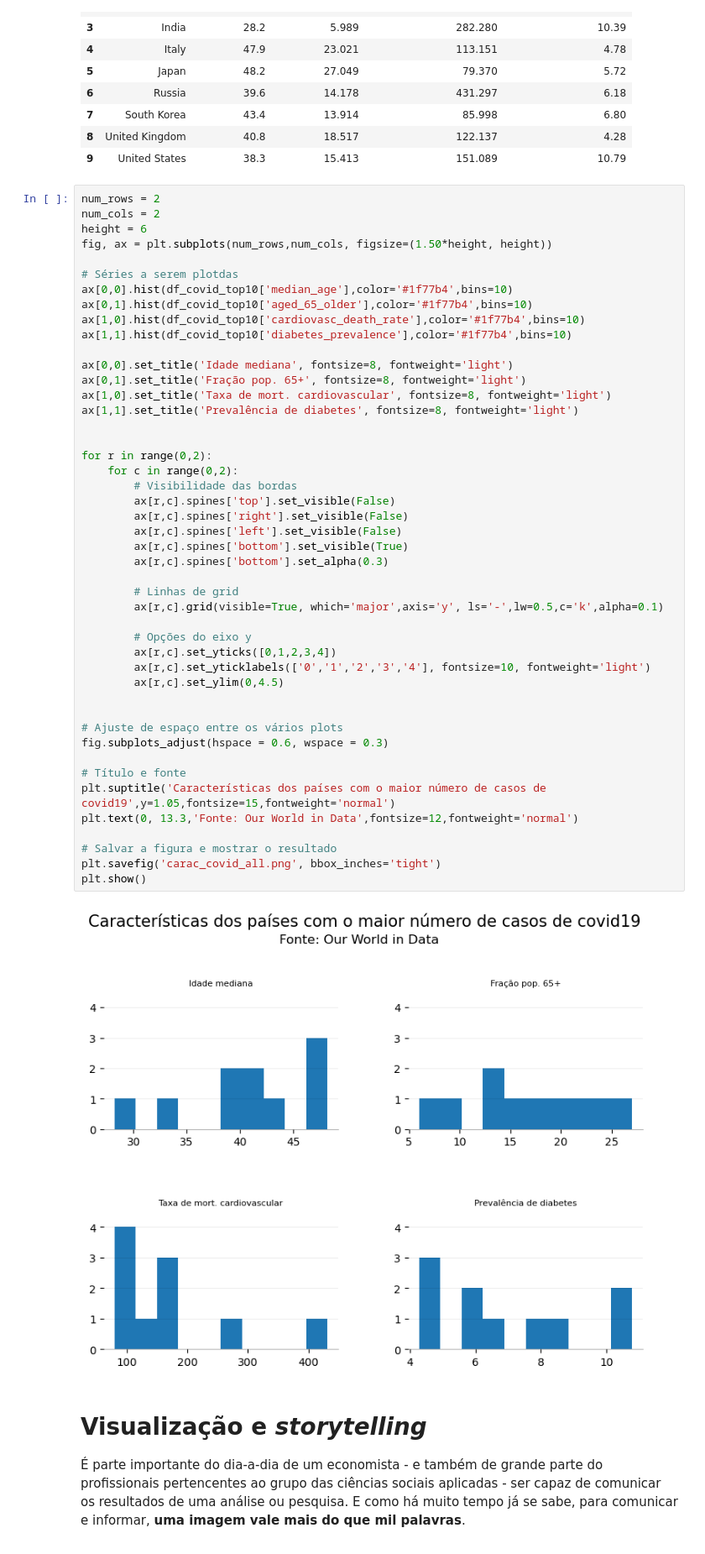
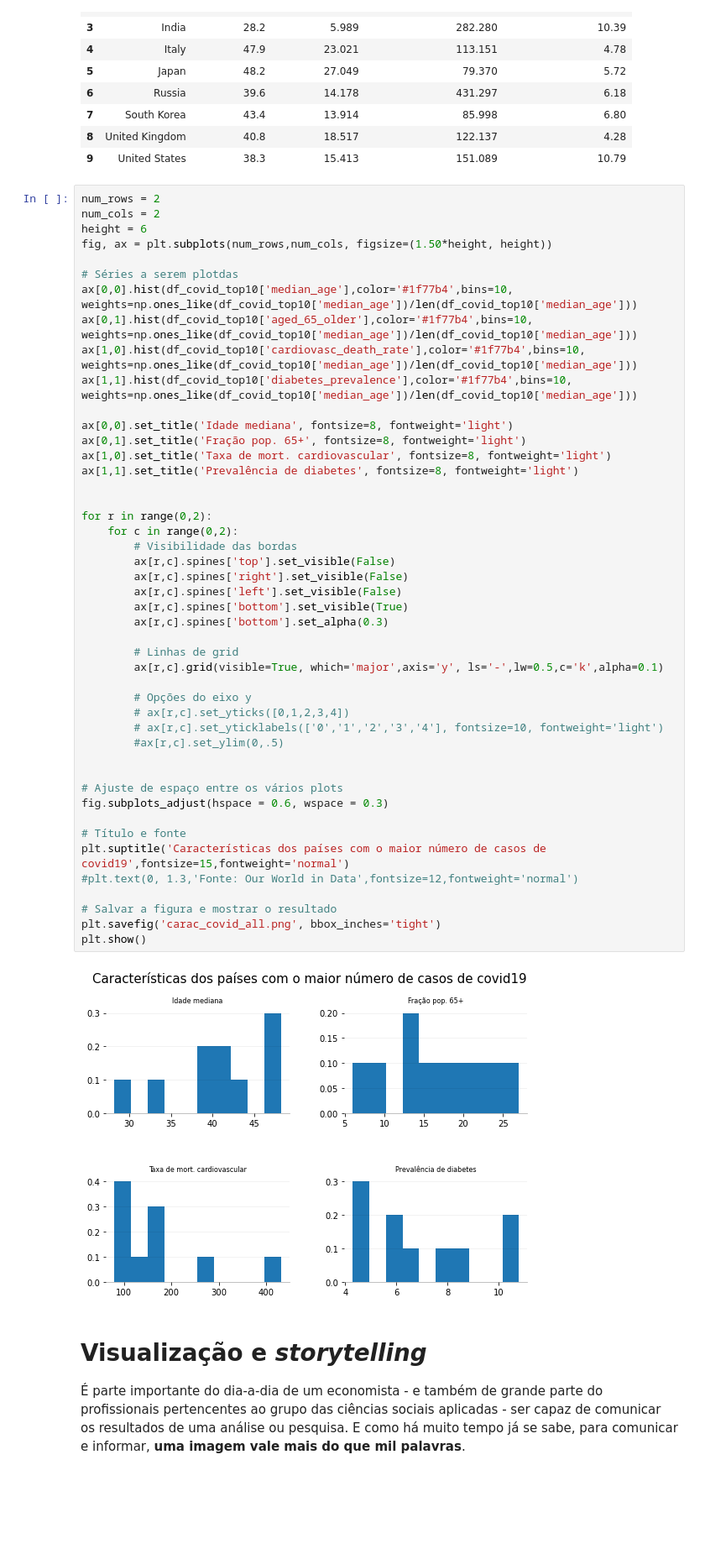
Before and after one commit to claudiolucinda/EAE1106, a Jupyter notebook: Aula12 e Aula13.ipynb, the cells around one changed output. Shown at 84% size. Drawn from its saved outputs; the diff is of its cells as text; blank space fills up the shorter version.

```diff
--- a/Aula12 e Aula13.ipynb
+++ b/Aula12 e Aula13.ipynb
@@ -734,47 +809,47 @@ height = 6
 fig, ax = plt.subplots(num_rows,num_cols, figsize=(1.50*height, height))
 
 # Séries a serem plotdas
-ax[0,0].hist(df_covid_top10['median_age'],color='#1f77b4',bins=10)
-ax[0,1].hist(df_covid_top10['aged_65_older'],color='#1f77b4',bins=10)
-ax[1,0].hist(df_covid_top10['cardiovasc_death_rate'],color='#1f77b4',bins=10)
-ax[1,1].hist(df_covid_top10['diabetes_prevalence'],color='#1f77b4',bins=10)
+ax[0,0].hist(df_covid_top10['median_age'],color='#1f77b4',bins=10, weights=np.ones_like(df_covid_top10['median_age'])/len(df_covid_top10['median_age']))
+ax[0,1].hist(df_covid_top10['aged_65_older'],color='#1f77b4',bins=10, weights=np.ones_like(df_covid_top10['median_age'])/len(df_covid_top10['median_age']))
+ax[1,0].hist(df_covid_top10['cardiovasc_death_rate'],color='#1f77b4',bins=10, weights=np.ones_like(df_covid_top10['median_age'])/len(df_covid_top10['median_age']))
+ax[1,1].hist(df_covid_top10['diabetes_prevalence'],color='#1f77b4',bins=10, weights=np.ones_like(df_covid_top10['median_age'])/len(df_covid_top10['median_age']))
 
 ax[0,0].set_title('Idade mediana', fontsize=8, fontweight='light')
 ax[0,1].set_title('Fração pop. 65+', fontsize=8, fontweight='light')
 ax[1,0].set_title('Taxa de mort. cardiovascular', fontsize=8, fontweight='light')
 ax[1,1].set_title('Prevalência de diabetes', fontsize=8, fontweight='light')
 
 
 for r in range(0,2):
     for c in range(0,2):
         # Visibilidade das bordas
         ax[r,c].spines['top'].set_visible(False)
         ax[r,c].spines['right'].set_visible(False)
         ax[r,c].spines['left'].set_visible(False)
         ax[r,c].spines['bottom'].set_visible(True)
         ax[r,c].spines['bottom'].set_alpha(0.3)
 
         # Linhas de grid
         ax[r,c].grid(visible=True, which='major',axis='y', ls='-',lw=0.5,c='k',alpha=0.1)
 
         # Opções do eixo y
-        ax[r,c].set_yticks([0,1,2,3,4])
-        ax[r,c].set_yticklabels(['0','1','2','3','4'], fontsize=10, fontweight='light')
-        ax[r,c].set_ylim(0,4.5)
+        # ax[r,c].set_yticks([0,1,2,3,4])
+        # ax[r,c].set_yticklabels(['0','1','2','3','4'], fontsize=10, fontweight='light')
+        #ax[r,c].set_ylim(0,.5)
 
 
 # Ajuste de espaço entre os vários plots
 fig.subplots_adjust(hspace = 0.6, wspace = 0.3)
 
 # Título e fonte
-plt.suptitle('Características dos países com o maior número de casos de covid19',y=1.05,fontsize=15,fontweight='normal')
-plt.text(0, 13.3,'Fonte: Our World in Data',fontsize=12,fontweight='normal')
+plt.suptitle('Características dos países com o maior número de casos de covid19',fontsize=15,fontweight='normal')
+#plt.text(0, 1.3,'Fonte: Our World in Data',fontsize=12,fontweight='normal')
 
 # Salvar a figura e mostrar o resultado
 plt.savefig('carac_covid_all.png', bbox_inches='tight')
 plt.show()
 # %% [output]
-[figure, old version]
+[figure, new version]
 # %% [markdown]
 # Visualização e _storytelling_
 
```
Also changed, not shown: parts of 10 cells of this notebook, 3 other files.
